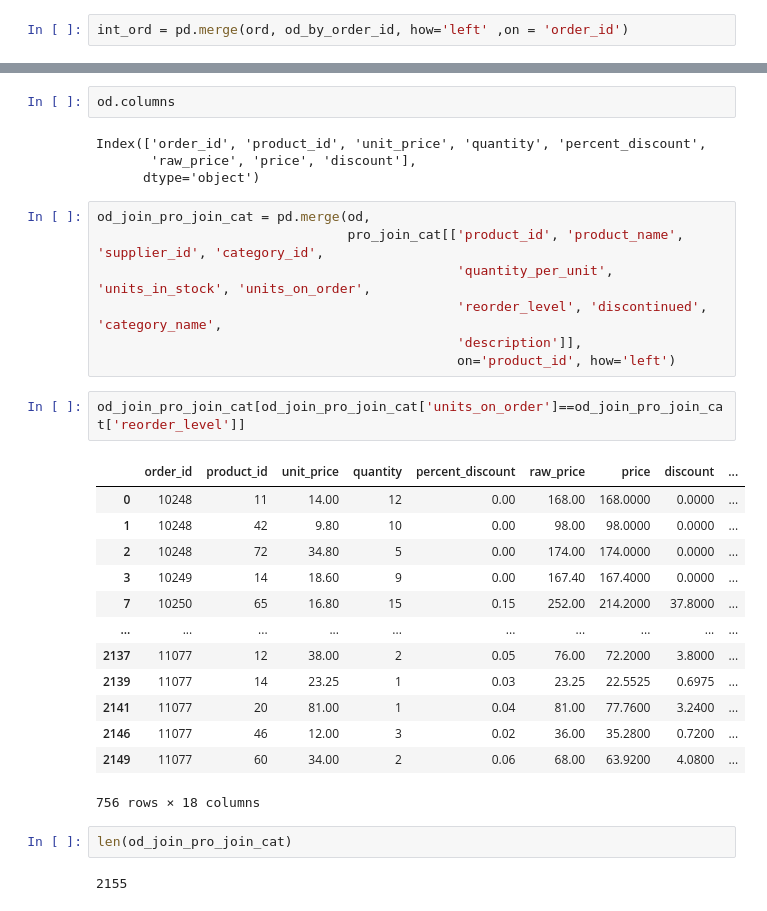
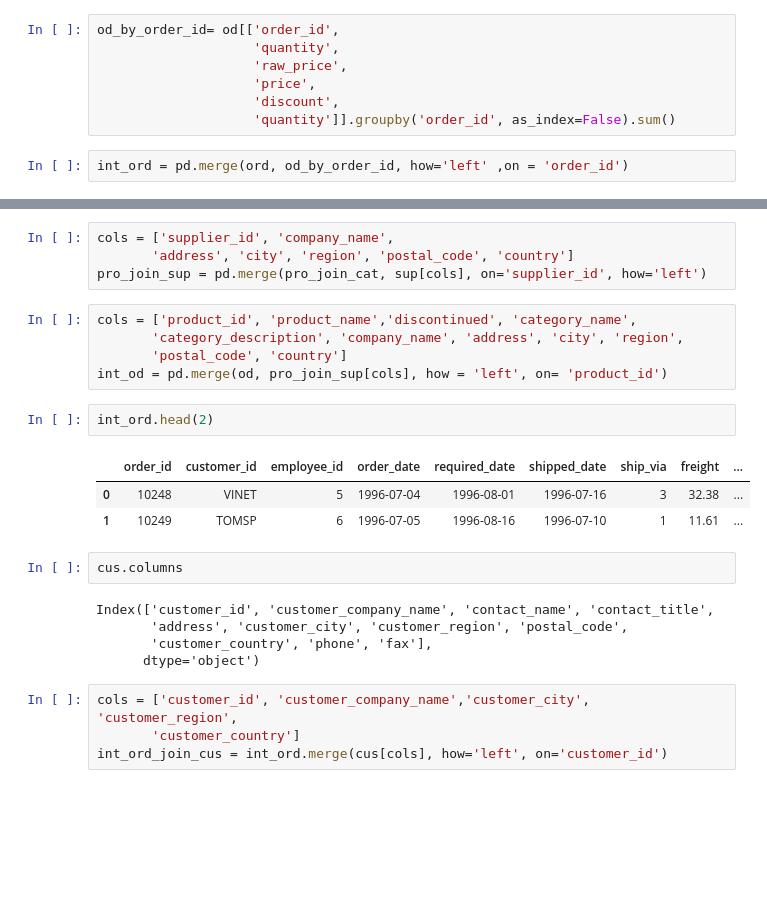
Before and after one commit to thomasfsr/northwind, a Jupyter notebook: notebook.ipynb, the cells around one changed output, grey strips where cells are left out. Cells and saved outputs as stored; diff of their text form; blank space fills up the shorter version.

```diff
--- a/notebook.ipynb
+++ b/notebook.ipynb
@@ -147,4 +132,11 @@ od_by_order_id= od[['order_id',
 # %% [markdown]
 # INTERMEDIATE
+# %%
+od_by_order_id= od[['order_id',
+                    'quantity',
+                    'raw_price',
+                    'price',
+                    'discount',
+                    'quantity']].groupby('order_id', as_index=False).sum()
 # %%
 int_ord = pd.merge(ord, od_by_order_id, how='left' ,on = 'order_id')
@@ -191,34 +153,27 @@ Index(['product_id', 'product_name', 'supplier_id', 'category_id',
       dtype='object')
+# %%
+cols = ['supplier_id', 'company_name',
+       'address', 'city', 'region', 'postal_code', 'country']
+pro_join_sup = pd.merge(pro_join_cat, sup[cols], on='supplier_id', how='left')
+# %%
+cols = ['product_id', 'product_name','discontinued', 'category_name',
+       'category_description', 'company_name', 'address', 'city', 'region',
+       'postal_code', 'country']
+int_od = pd.merge(od, pro_join_sup[cols], how = 'left', on= 'product_id')
+# %%
+int_ord.head(2)
+# %% [output]
+|  | order_id | customer_id | employee_id | order_date | required_date | shipped_date | ship_via | freight | ... |
+| 0 | 10248 | VINET | 5 | 1996-07-04 | 1996-08-01 | 1996-07-16 | 3 | 32.38 | ... |
+| 1 | 10249 | TOMSP | 6 | 1996-07-05 | 1996-08-16 | 1996-07-10 | 1 | 11.61 | ... |
 # %%
-od.columns
+cus.columns
 # %% [output]
-Index(['order_id', 'product_id', 'unit_price', 'quantity', 'percent_discount',
-       'raw_price', 'price', 'discount'],
+Index(['customer_id', 'customer_company_name', 'contact_name', 'contact_title',
+       'address', 'customer_city', 'customer_region', 'postal_code',
+       'customer_country', 'phone', 'fax'],
       dtype='object')
-# %%
-od_join_pro_join_cat = pd.merge(od,
-                                pro_join_cat[['product_id', 'product_name', 'supplier_id', 'category_id',
-                                              'quantity_per_unit', 'units_in_stock', 'units_on_order',
-                                              'reorder_level', 'discontinued', 'category_name',
-                                              'description']],
-                                              on='product_id', how='left')
-# %%
-od_join_pro_join_cat[od_join_pro_join_cat['units_on_order']==od_join_pro_join_cat['reorder_level']]
-# %% [output]
-|  | order_id | product_id | unit_price | quantity | percent_discount | raw_price | price | discount | ... |
-| 0 | 10248 | 11 | 14.00 | 12 | 0.00 | 168.00 | 168.0000 | 0.0000 | ... |
-| 1 | 10248 | 42 | 9.80 | 10 | 0.00 | 98.00 | 98.0000 | 0.0000 | ... |
-| 2 | 10248 | 72 | 34.80 | 5 | 0.00 | 174.00 | 174.0000 | 0.0000 | ... |
-| 3 | 10249 | 14 | 18.60 | 9 | 0.00 | 167.40 | 167.4000 | 0.0000 | ... |
-| 7 | 10250 | 65 | 16.80 | 15 | 0.15 | 252.00 | 214.2000 | 37.8000 | ... |
-| ... | ... | ... | ... | ... | ... | ... | ... | ... | ... |
-| 2137 | 11077 | 12 | 38.00 | 2 | 0.05 | 76.00 | 72.2000 | 3.8000 | ... |
-| 2139 | 11077 | 14 | 23.25 | 1 | 0.03 | 23.25 | 22.5525 | 0.6975 | ... |
-| 2141 | 11077 | 20 | 81.00 | 1 | 0.04 | 81.00 | 77.7600 | 3.2400 | ... |
-| 2146 | 11077 | 46 | 12.00 | 3 | 0.02 | 36.00 | 35.2800 | 0.7200 | ... |
-| 2149 | 11077 | 60 | 34.00 | 2 | 0.06 | 68.00 | 63.9200 | 4.0800 | ... |
-756 rows × 18 columns
-# %%
-len(od_join_pro_join_cat)
-# %% [output]
-2155
+# %%
+cols = ['customer_id', 'customer_company_name','customer_city', 'customer_region',
+       'customer_country']
+int_ord_join_cus = int_ord.merge(cus[cols], how='left', on='customer_id')
```
Also changed, not shown: parts of 11 cells of this notebook, 11 other files.
